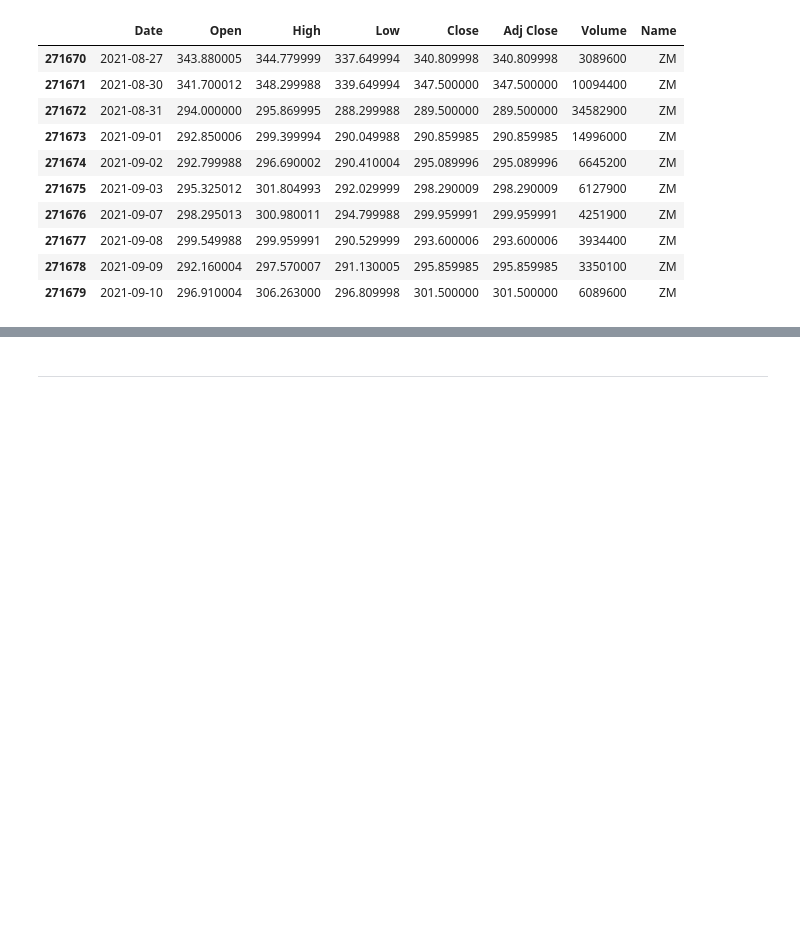
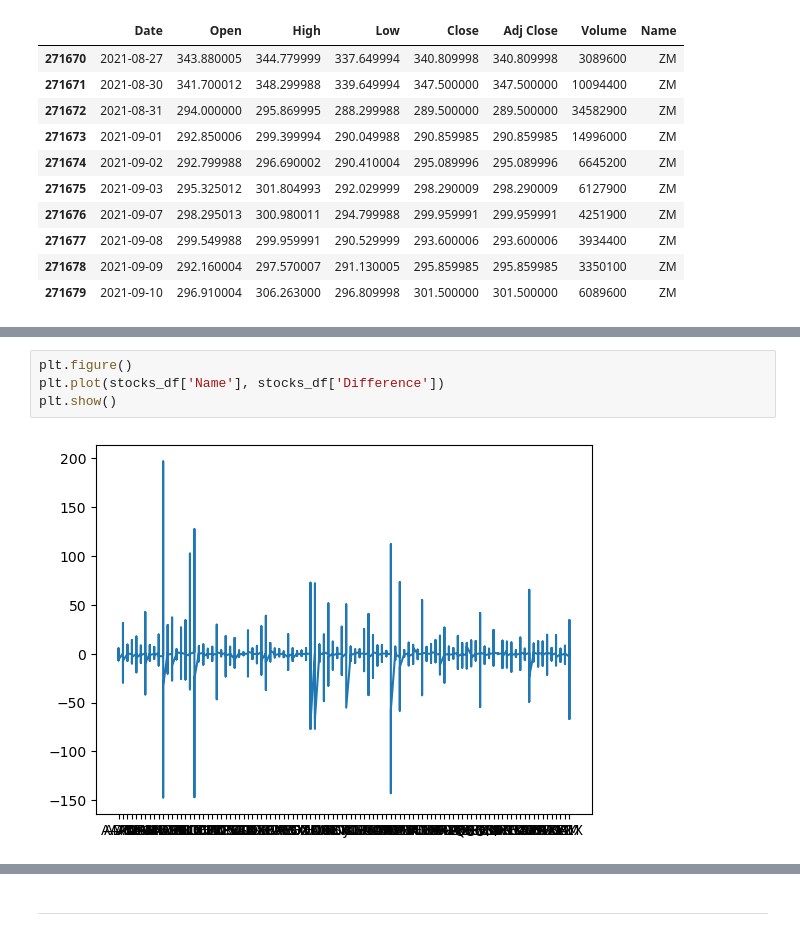
Before and after one commit to renishk2/nasdaq_100_stock_movement_predictor, a Jupyter notebook: Stocks_Trading_AI.ipynb, the cells around one changed output, grey strips where cells are left out. Saved outputs shown, nothing was run; the diff lists cells and outputs as text; blank space fills up the shorter version.

```diff
--- a/Stocks_Trading_AI.ipynb
+++ b/Stocks_Trading_AI.ipynb
@@ -81,0 +283,6 @@ stocks_df.tail(10)
+# %%
+plt.figure()
+plt.plot(stocks_df['Name'], stocks_df['Difference'])
+plt.show()
+# %% [output]
+[figure, added]
```
Also changed, not shown: parts of 33 cells of this notebook.
